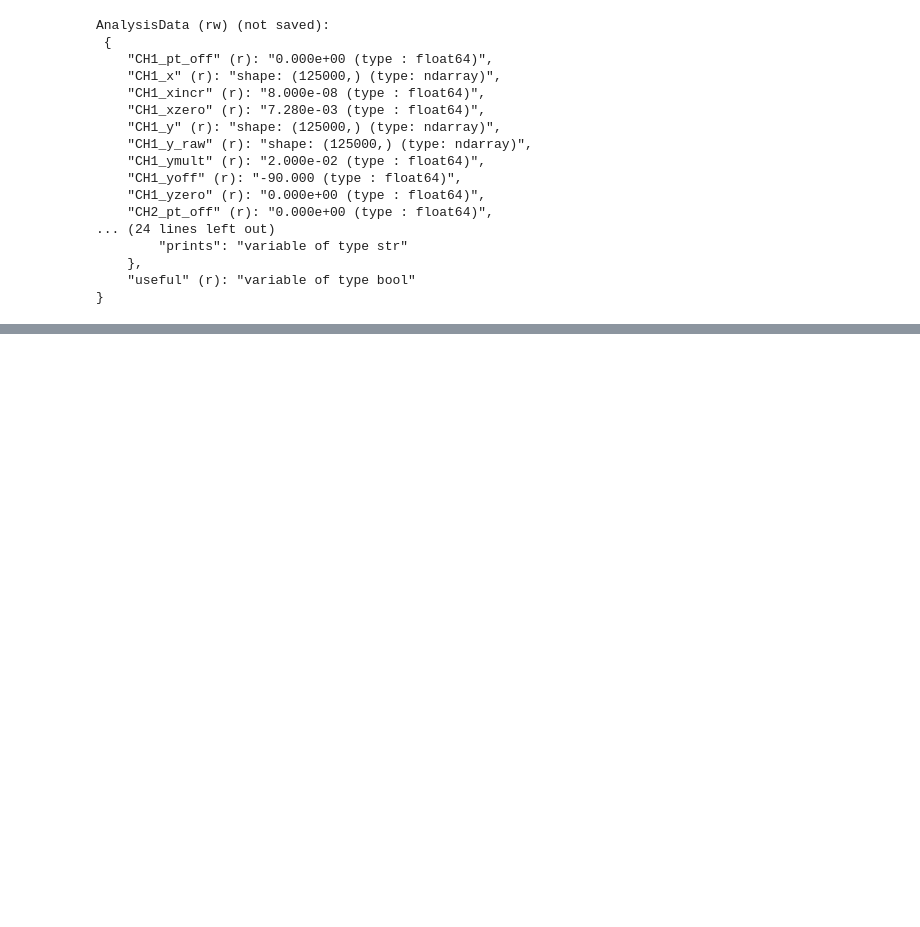
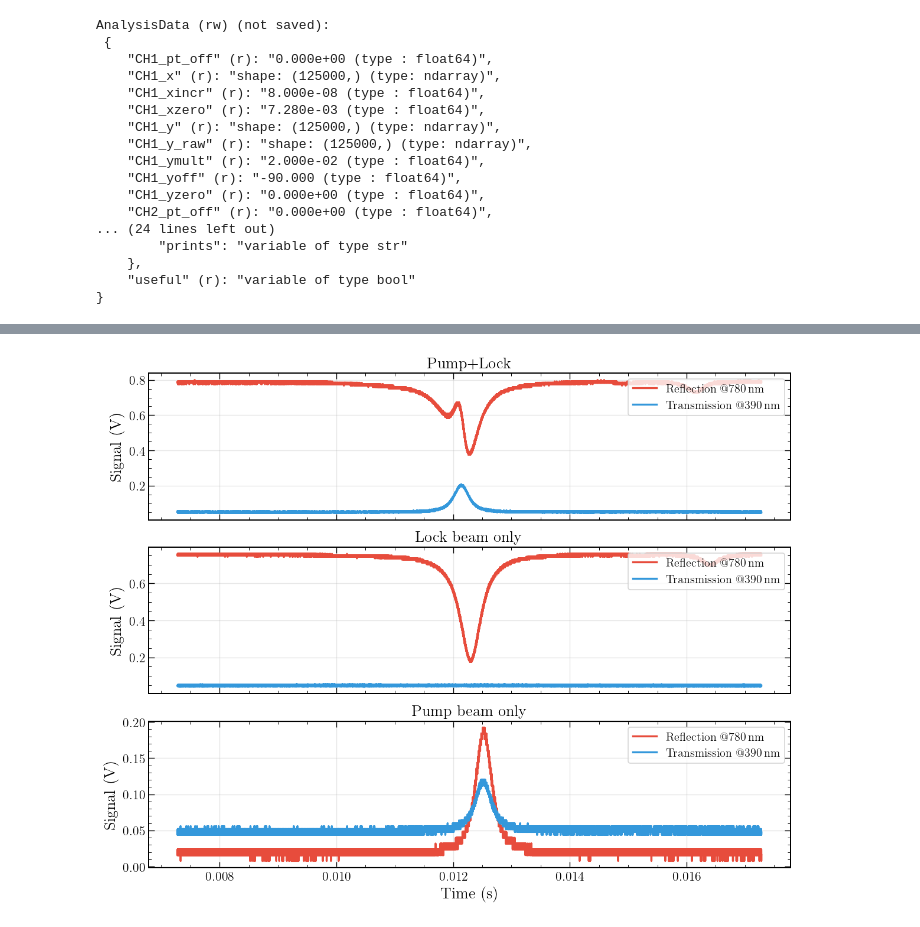
Before and after one commit to eq15t-panda/PANDAManager, a Jupyter notebook: plot_oscillo.ipynb, the cells around one changed output, grey strips where cells are left out. Saved outputs shown, nothing was run; the diff lists cells and outputs as text; code cells hidden in the pictures; blank space fills up the shorter version.

```diff
--- a/plot_oscillo.ipynb
+++ b/plot_oscillo.ipynb
@@ -98,0 +114,90 @@ plt.show()
+# %%
+# List all files in the folder
+path_folder_data = r"./data/oscilloscope/scope_acq_2026_05_12__07_45_12/"
+
+# name1 = "2026_05_12__09_09_43__oscilloscope_trace.h5"
+# name2 = "2026_05_12__09_10_28__oscilloscope_trace.h5"
+
+name1 = "2026_05_12__09_18_57__oscilloscope_trace.h5"
+name2 = "2026_05_12__09_20_03__oscilloscope_trace.h5"
+name3 = "2026_05_12__09_41_35__oscilloscope_trace.h5"
+
+# name1 = "2026_05_12__09_48_41__oscilloscope_trace.h5"
+# name2 = "2026_05_12__09_48_07__oscilloscope_trace.h5"
+# name3 = "2026_05_12__09_49_16__oscilloscope_trace.h5"
+
+# subplot titles
+subplot_titles = [
+    "Pump+Lock",
+    "Lock beam only",
+    "Pump beam only",
+]
+
+name_exp = 'oscilloscope_trace'
+
+aqm = AcquisitionAnalysisManager(
+    os.path.join(path_folder_data, name_exp)
+)
+
+# files to compare
+file_names = [name1, name2, name3]
+
+# custom labels
+label_map = {
+    "CH1": r"Reflection $@780\,\mathrm{nm}$",
+    "CH2": r"Ramp",
+    "CH3": r"Transmission $@390\,\mathrm{nm}$",
+}
+
+# Plot
+set_plot_style()
+
+fig, axs = plt.subplots(
+    3, 1,
+    figsize=(10, 8),
+    sharex=True
+)
+
+for ax, name, subplot_title  in zip(axs, file_names, subplot_titles):
+
+    full_path = os.path.join(
+        path_folder_data,
+        name_exp,
+        name
+    )
+
+    aqm.analysis_cell(filename=full_path)
+    data = aqm.data
+
+    # find channels present in this file
+    channels = []
+    for ch in ["CH1", "CH2", "CH3", "CH4"]:
+        if f"{ch}_x" in data and f"{ch}_y" in data:
+            channels.append(ch)
+
+    for ch in channels:
+
+        x = data[f"{ch}_x"]
+        y = data[f"{ch}_y"]
+
+        # comment ramp out but keep code
+        if ch == "CH2":
+            continue
+
+        # fallback to channel name if not defined
+        label = label_map.get(ch, ch)
+
+        ax.plot(x, y, label=label)
+
+    ax.set_ylabel("Signal (V)")
+    ax.set_title(subplot_title)
+    ax.grid()
+
+    legend = ax.legend(loc="upper right", frameon=True)
+    legend.get_frame().set_facecolor('white')
+
+axs[-1].set_xlabel("Time (s)")
+
+plt.tight_layout()
+plt.show()
+# %% [output]
@@ -98,0 +210 @@ plt.show()
+[figure, added]
```
Also changed, not shown: parts of 6 cells of this notebook, 18 other files.
